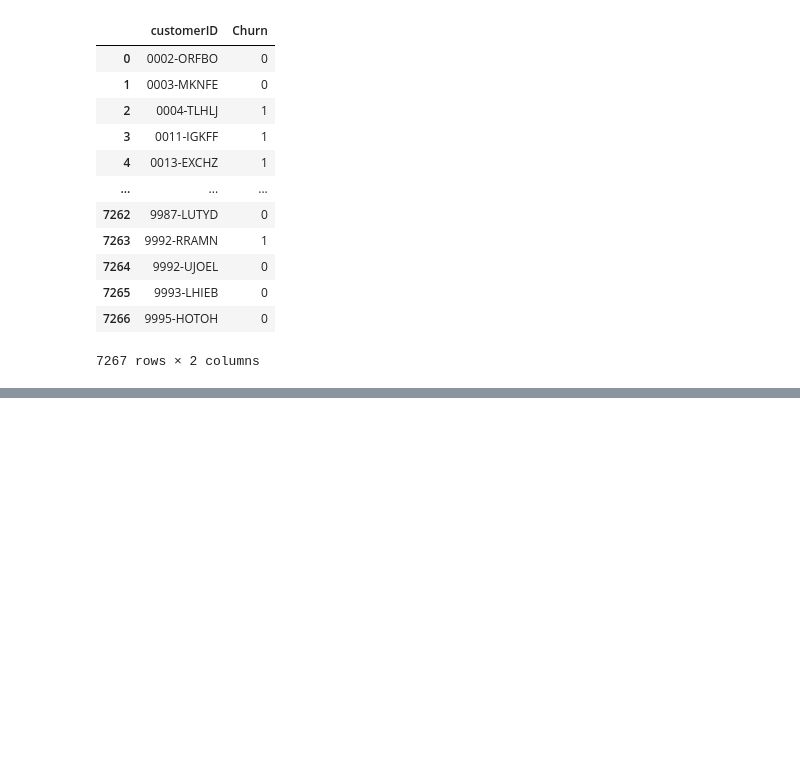
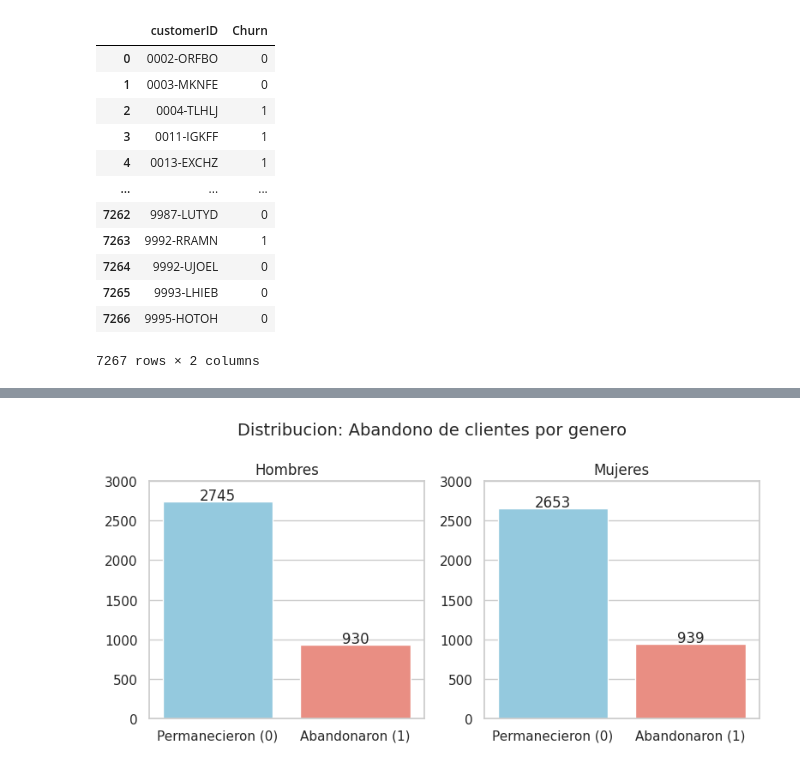
Before and after one commit to clavandera/TelecomX, a Jupyter notebook: ChallengeTelecom.ipynb, the cells around one changed output, grey strips where cells are left out. Saved outputs shown, nothing was run; the diff lists cells and outputs as text; code cells hidden in the pictures; blank space fills up the shorter version.

```diff
--- a/ChallengeTelecom.ipynb
+++ b/ChallengeTelecom.ipynb
@@ -332,0 +391,33 @@ datosiniciales
+# %%
+hombres=df_final[df_final['gender']=='Male']['Churn'].value_counts()
+mujeres=df_final[df_final['gender']=='Female']['Churn'].value_counts()
+# %%
+sns.set_theme(style="whitegrid")
+
+fig,(ax1, ax2) = plt.subplots(1,2, figsize=(8,4))
+plt.suptitle('Distribucion: Abandono de clientes por genero', fontsize=14)
+
+def plot_churn(data, ax, title):
+    sns.barplot(
+        x=data.index,
+        y=data.values,
+        hue=data.index,
+        palette=["skyblue", "salmon"],
+        legend=False,
+        ax=ax
+    )
+    ax.set_title(title)
+    ax.set_xlabel('')
+    ax.set_xticks([0,1])
+    ax.set_xticklabels(['Permanecieron (0)', 'Abandonaron (1)'])
+    ax.set_ylim(0, 3000)
+    for i, count in enumerate(data.values):
+        ax.text(i, count+20, str(count), ha='center')
+
+plot_churn(hombres, ax1, 'Hombres')
+plot_churn(mujeres, ax2, 'Mujeres')
+
+plt.tight_layout()
+plt.show()
+# %% [output]
+[figure, added]
```
Also changed, not shown: parts of 9 cells of this notebook.
